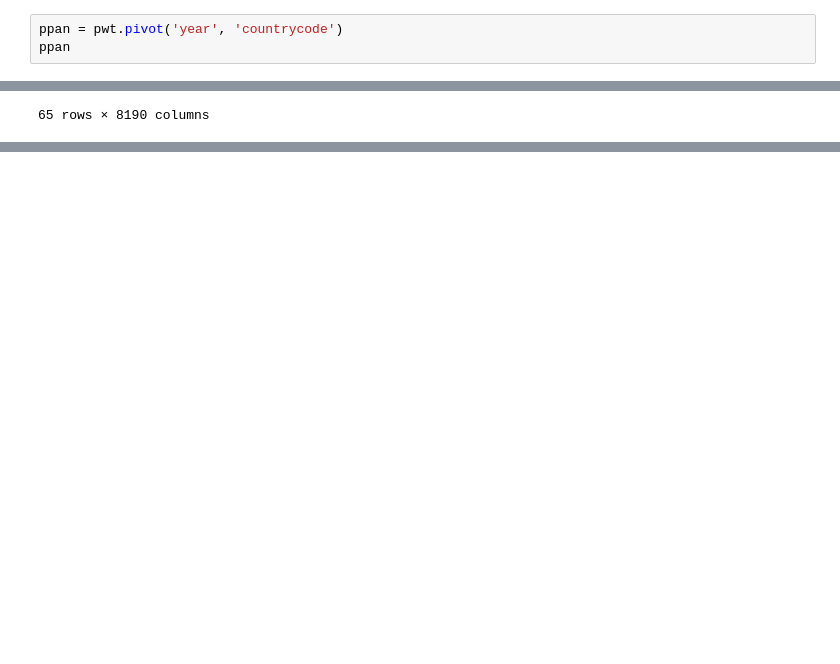
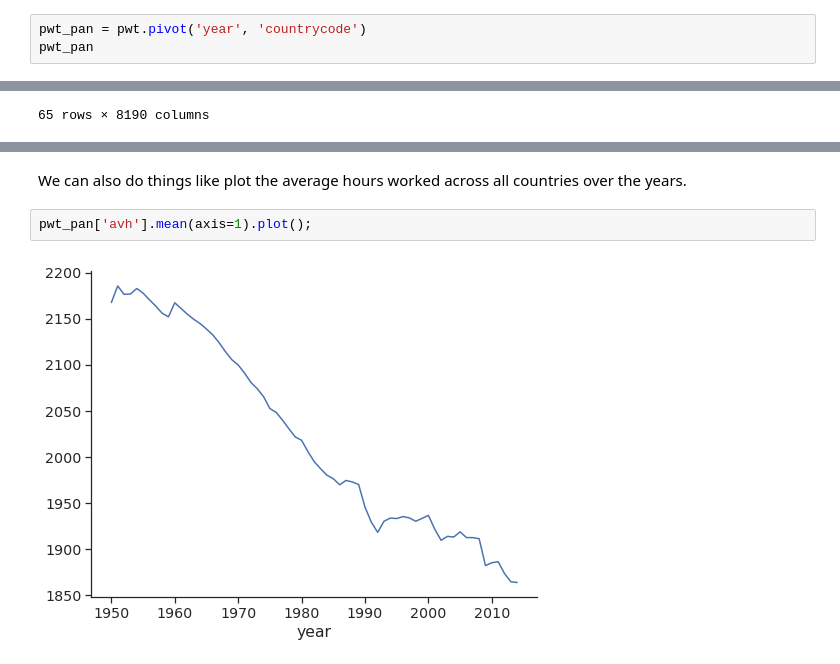
Before and after one commit to iamlemec/macro_data, a Jupyter notebook: 2_Analysis.ipynb, the cells around one changed output, grey strips where cells are left out. Drawn from its saved outputs; the diff is of its cells as text; blank space fills up the shorter version.

```diff
--- a/2_Analysis.ipynb
+++ b/2_Analysis.ipynb
@@ -118,8 +118,8 @@ pwt
 | 11829 | ZWE | Zimbabwe | US Dollar | 2014 | 28495.554688 | 29149.708984 | 15.245855 | 6.499974 | NaN | 2.550258 | ... |
 11830 rows × 47 columns
 # %%
-ppan = pwt.pivot('year', 'countrycode')
-ppan
+pwt_pan = pwt.pivot('year', 'countrycode')
+pwt_pan
 # %% [output]
 |  | country |  |  |  |  |  |  |  |  |  | ... | ... |
 | countrycode | ABW | AGO | AIA | ALB | ARE | ARG | ARM | ATG | AUS | AUT | ... | ... |
@@ -146,2 +146,8 @@ ppan['avh'][['USA', 'FRA', 'KOR', 'BRA']].plot();
 # %% [output]
 [figure]
+# %% [markdown]
+We can also do things like plot the average hours worked across all countries over the years.
+# %%
+pwt_pan['avh'].mean(axis=1).plot();
+# %% [output]
+[figure, added]
```
Also changed, not shown: parts of 2 cells of this notebook, 5 other files.
